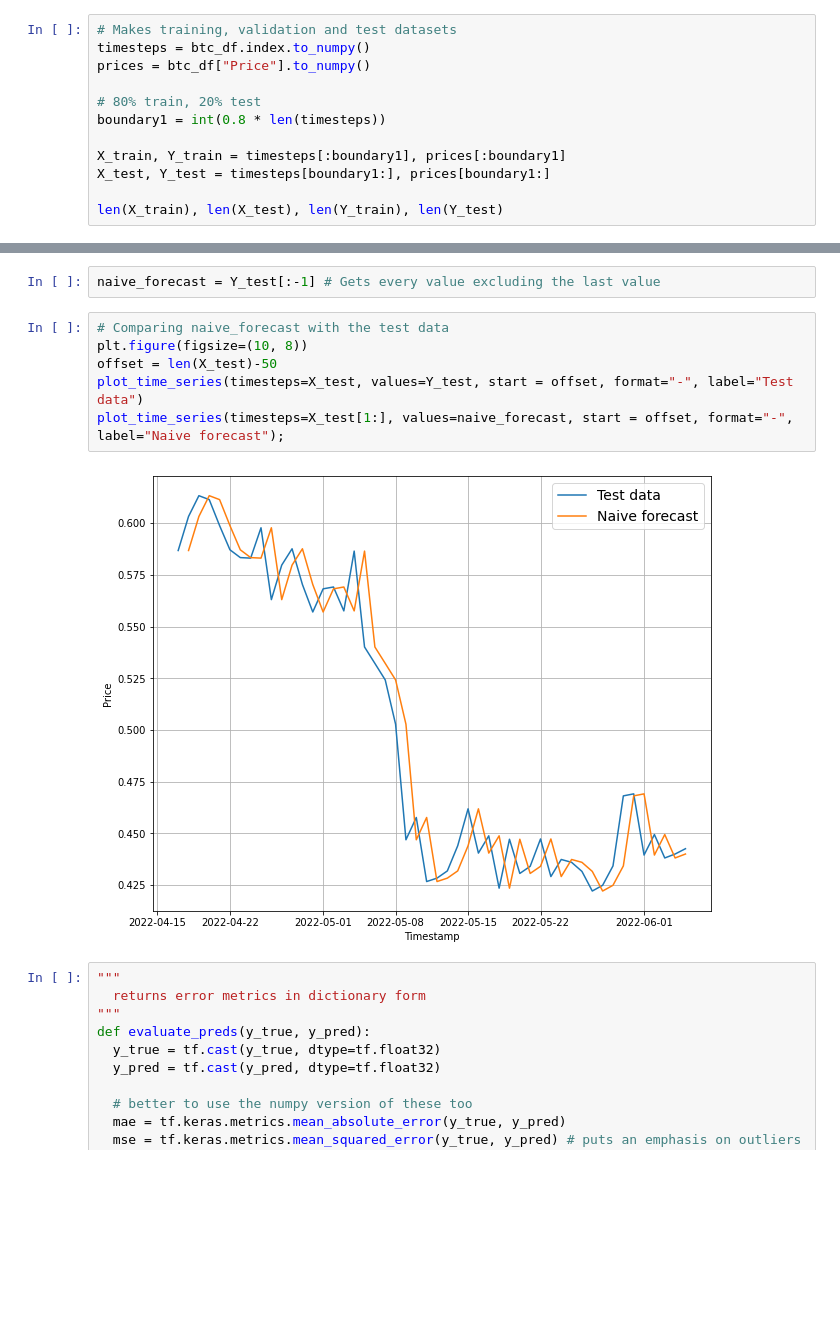
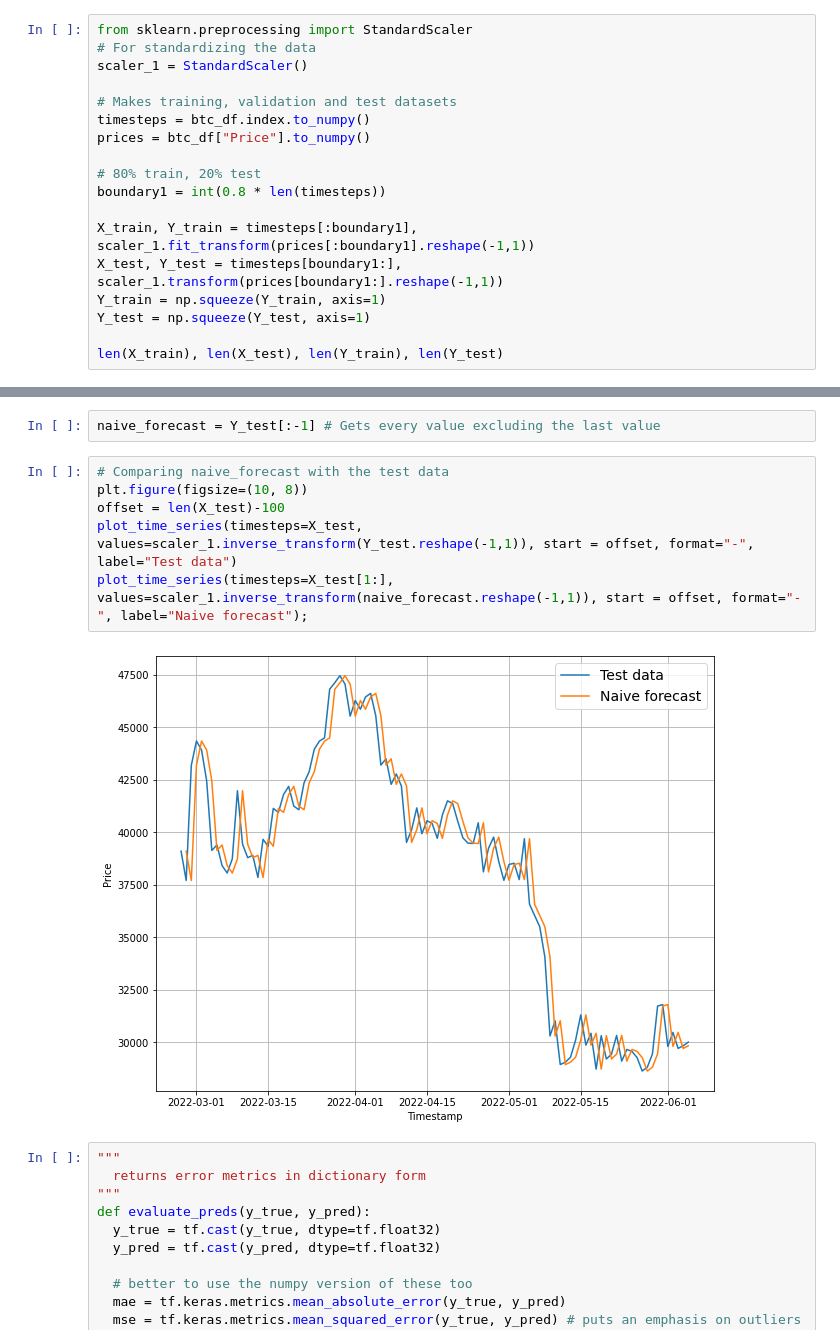
Before and after one commit to bibekyess/AI_practice, a Jupyter notebook: Killionaire.ipynb, the cells around one changed output, grey strips where cells are left out. Cells and saved outputs as stored; diff of their text form; blank space fills up the shorter version.

Commit message:
Used standard scaler

```diff
--- a/Killionaire.ipynb
+++ b/Killionaire.ipynb
@@ -100,4 +137,8 @@ btc_df_original_uni.describe().transpose()
 # %%
+from sklearn.preprocessing import StandardScaler
+# For standardizing the data
+scaler_1 = StandardScaler()
+
 # Makes training, validation and test datasets
 timesteps = btc_df.index.to_numpy()
 prices = btc_df["Price"].to_numpy()
@@ -105,8 +146,10 @@ prices = btc_df["Price"].to_numpy()
 # 80% train, 20% test
 boundary1 = int(0.8 * len(timesteps))
 
-X_train, Y_train = timesteps[:boundary1], prices[:boundary1]
-X_test, Y_test = timesteps[boundary1:], prices[boundary1:]
+X_train, Y_train = timesteps[:boundary1], scaler_1.fit_transform(prices[:boundary1].reshape(-1,1))
+X_test, Y_test = timesteps[boundary1:], scaler_1.transform(prices[boundary1:].reshape(-1,1))
+Y_train = np.squeeze(Y_train, axis=1)
+Y_test = np.squeeze(Y_test, axis=1)
 
 len(X_train), len(X_test), len(Y_train), len(Y_test)
 # %% [output]
@@ -135,11 +194,11 @@ naive_forecast = Y_test[:-1] # Gets every value excluding the last value
 # %%
 # Comparing naive_forecast with the test data
 plt.figure(figsize=(10, 8))
-offset = len(X_test)-50
-plot_time_series(timesteps=X_test, values=Y_test, start = offset, format="-", label="Test data")
-plot_time_series(timesteps=X_test[1:], values=naive_forecast, start = offset, format="-", label="Naive forecast");
+offset = len(X_test)-100
+plot_time_series(timesteps=X_test, values=scaler_1.inverse_transform(Y_test.reshape(-1,1)), start = offset, format="-", label="Test data")
+plot_time_series(timesteps=X_test[1:], values=scaler_1.inverse_transform(naive_forecast.reshape(-1,1)), start = offset, format="-", label="Naive forecast");
 # %% [output]
-[figure, old version]
+[figure, new version]
 # %%
 """
   returns error metrics in dictionary form
```
Also changed, not shown: parts of 63 cells of this notebook.
